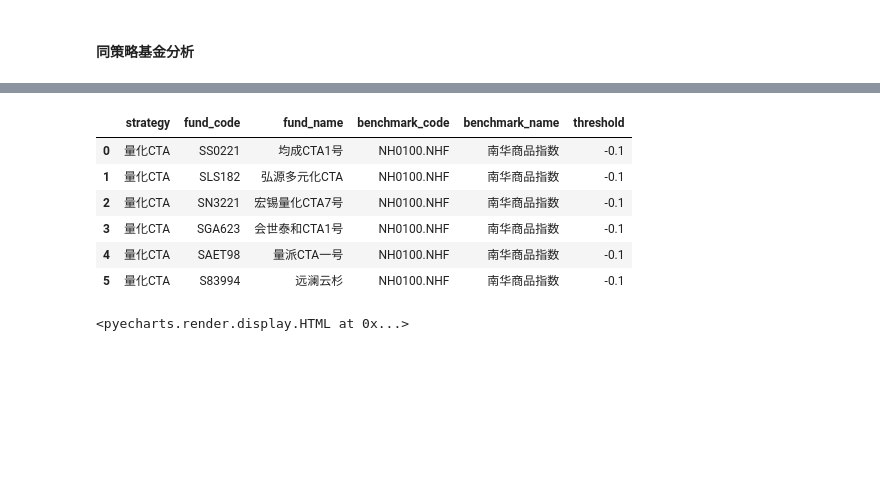
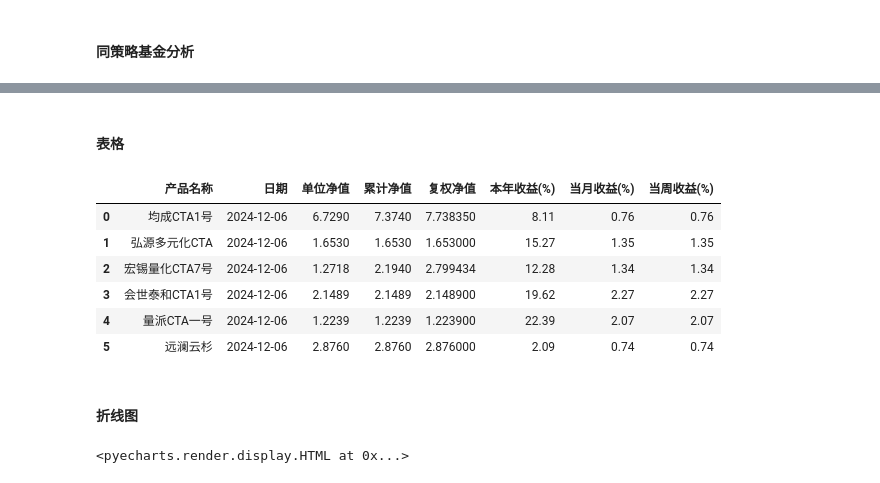
Before and after one commit to Slow-birds/Private_nav_research, a Jupyter notebook: multiple_nav_analysis.ipynb, the cells around one changed output, grey strips where cells are left out. Drawn from its saved outputs; the diff is of its cells as text; code cells hidden in the pictures; blank space fills up the shorter version.

```diff
--- a/multiple_nav_analysis.ipynb
+++ b/multiple_nav_analysis.ipynb
@@ -17,3 +22,11 @@ plt.rcParams['axes.unicode_minus'] = False
+# %%
+# 策略名称
+strategy = "量化CTA"
+# 辅助日期
+year_begin_date = "2023-12-29"
+month_begin_date = "2024-11-29"
+week_begin_date = "2024-11-29"
 # %%
 basic_info = load_data(r"data\产品目录.xlsx")
-basic_info
+strategy_info = basic_info.loc[(basic_info["strategy"] == strategy), :]
+strategy_info.reset_index(drop=True, inplace=True)
@@ -37,14 +33,43 @@ basic_info
-# %%
-strategy_info = basic_info.loc[(basic_info["strategy"] == "量化CTA"), :]
-strategy_info.reset_index(drop=True, inplace=True)
-# %%
-strategy_info
-# %% [output]
-|  | strategy | fund_code | fund_name | benchmark_code | benchmark_name | threshold |
-| 0 | 量化CTA | SS0221 | 均成CTA1号 | NH0100.NHF | 南华商品指数 | -0.1 |
-| 1 | 量化CTA | SLS182 | 弘源多元化CTA | NH0100.NHF | 南华商品指数 | -0.1 |
-| 2 | 量化CTA | SN3221 | 宏锡量化CTA7号 | NH0100.NHF | 南华商品指数 | -0.1 |
-| 3 | 量化CTA | SGA623 | 会世泰和CTA1号 | NH0100.NHF | 南华商品指数 | -0.1 |
-| 4 | 量化CTA | SAET98 | 量派CTA一号 | NH0100.NHF | 南华商品指数 | -0.1 |
-| 5 | 量化CTA | S83994 | 远澜云杉 | NH0100.NHF | 南华商品指数 | -0.1 |
+# %% [markdown]
+#### 表格
+# %%
+nav_dfs = None
+nav_table = pd.DataFrame(columns=["产品名称","日期","单位净值","累计净值","复权净值", "本年收益(%)", "当月收益(%)", "当周收益(%)"])
+for fund in strategy_info["fund_name"]:
+    # 导入净值数据
+    nav_df_path = os.path.join(r"data",f"{strategy_info.loc[0,"strategy"]}_{fund}.xlsx")
+    nav_df = load_data(nav_df_path)
+    nav_df = get_standardized_data(nav_df)
+    nav_df.rename(columns={"date":"日期", "nav_unit":"单位净值", "nav_accumulated":"累计净值", "nav_adjusted":"复权净值"}, inplace=True)
+    nav_df.sort_values(by="日期", inplace=True)
+    # 计算年、月、周收益
+    year_begin_nav = nav_df[nav_df["日期"] == year_begin_date]
+    month_begin_nav = nav_df[nav_df["日期"] == month_begin_date]
+    week_begin_nav = nav_df[nav_df["日期"] == week_begin_date]
+    nav_head = nav_df.head(1)
+    nav_tail = nav_df.tail(1)
+    nav_tail["产品名称"] = fund
+    if not year_begin_nav.empty:
+        year_begin_value = year_begin_nav["复权净值"].iloc[0]
+        nav_tail["本年收益(%)"] = round(((nav_tail["复权净值"].iloc[0] / year_begin_value) - 1) * 100,2)
+    else: # 如果找不到2023-12-29净值，则使用第一条数据
+        nav_tail["本年收益(%)"] = round(((nav_tail["复权净值"].iloc[0] / nav_head["复权净值"].iloc[0]) - 1) * 100,2)
+    month_begin_value = month_begin_nav["复权净值"].iloc[0]
+    nav_tail["当月收益(%)"] = round(((nav_tail["复权净值"].iloc[0] / month_begin_value) - 1) * 100,2)
+    week_begin_value = week_begin_nav["复权净值"].iloc[0]
+    nav_tail["当周收益(%)"] = round(((nav_tail["复权净值"].iloc[0] / week_begin_value) - 1) * 100,2)
+    # 添加至表格
+    nav_table = pd.concat([nav_table, nav_tail], ignore_index=True)
+# %%
+nav_table
+# %% [output]
+|  | 产品名称 | 日期 | 单位净值 | 累计净值 | 复权净值 | 本年收益(%) | 当月收益(%) | 当周收益(%) |
+| 0 | 均成CTA1号 | 2024-12-06 | 6.7290 | 7.3740 | 7.738350 | 8.11 | 0.76 | 0.76 |
+| 1 | 弘源多元化CTA | 2024-12-06 | 1.6530 | 1.6530 | 1.653000 | 15.27 | 1.35 | 1.35 |
+| 2 | 宏锡量化CTA7号 | 2024-12-06 | 1.2718 | 2.1940 | 2.799434 | 12.28 | 1.34 | 1.34 |
+| 3 | 会世泰和CTA1号 | 2024-12-06 | 2.1489 | 2.1489 | 2.148900 | 19.62 | 2.27 | 2.27 |
+| 4 | 量派CTA一号 | 2024-12-06 | 1.2239 | 1.2239 | 1.223900 | 22.39 | 2.07 | 2.07 |
+| 5 | 远澜云杉 | 2024-12-06 | 2.8760 | 2.8760 | 2.876000 | 2.09 | 0.74 | 0.74 |
+# %% [markdown]
+#### 折线图
 # %%
```
Also changed, not shown: parts of 4 cells of this notebook.
